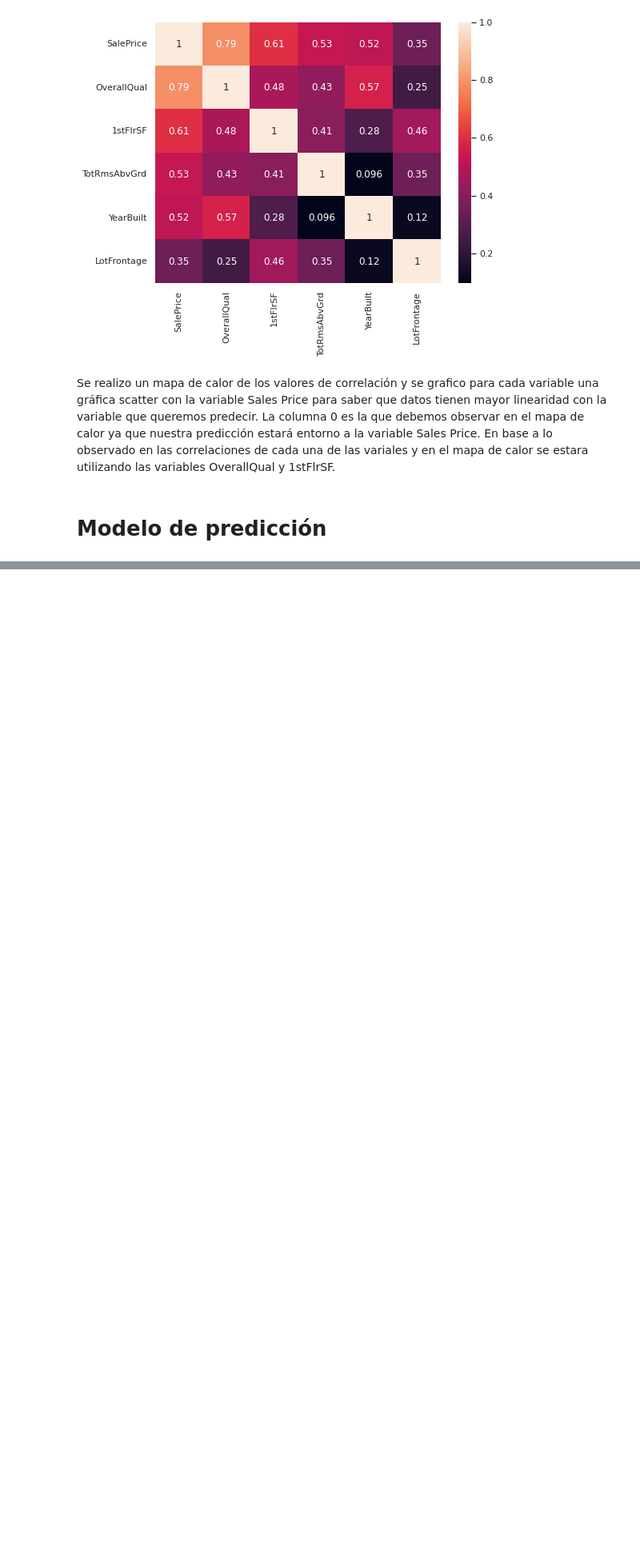
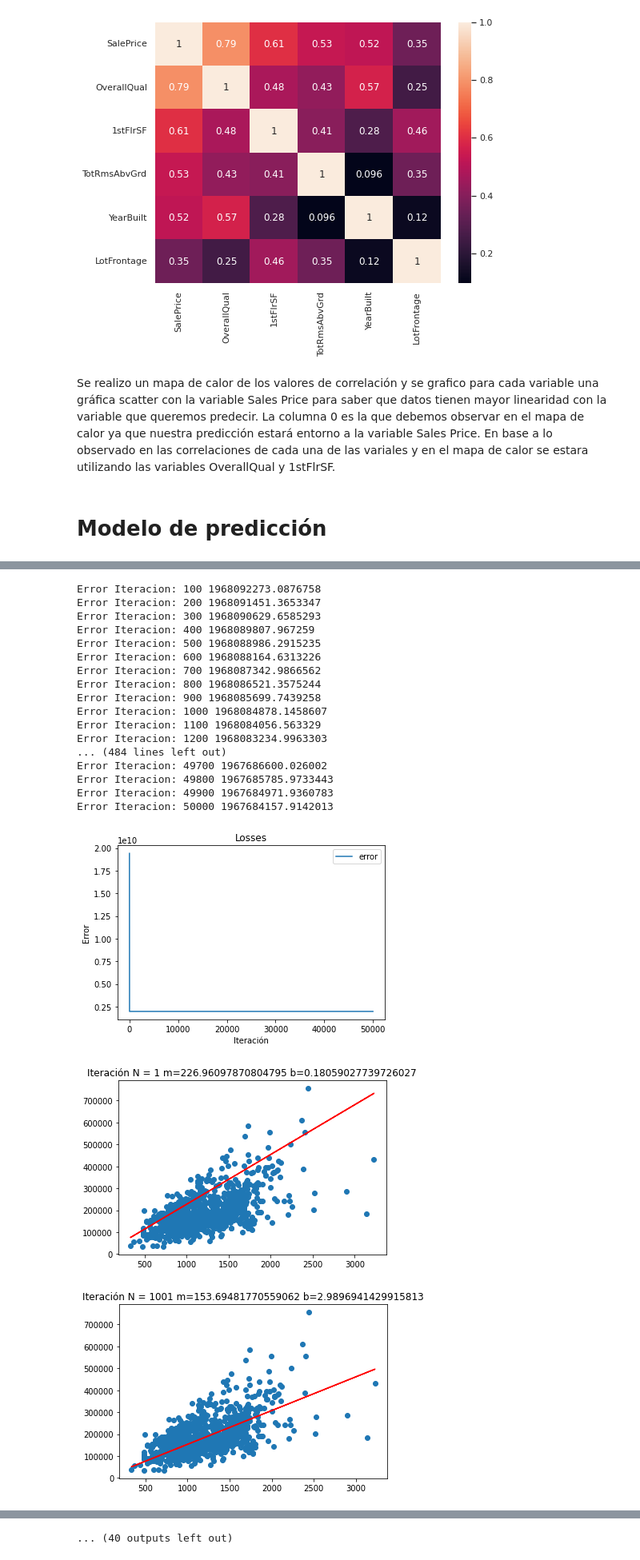
Before and after one commit to bloomfieldfong/Analizador-Lexico, a Jupyter notebook: Proyecto1.ipynb, the cells around one changed output, grey strips where cells are left out. Shown at 80% size. Saved outputs shown, nothing was run; the diff lists cells and outputs as text; code cells hidden in the pictures; blank space fills up the shorter version.

```diff
--- a/Proyecto1.ipynb
+++ b/Proyecto1.ipynb
@@ -179,0 +259,28 @@ Error Iteracion: 1000 1398342860.278944
+# %%
+epochs = 1000
+error = 100
+lr = 0.000001
+modelo1stFloSF, errores3 = modelo(training_data[:,2],training_data[:,0],ephoch,error,lr)
+graficar_error(errores3)
+graficar_modelo(training_data[:,2],training_data[:,0], modelo1stFloSF, 1000)
+# %% [output]
+Error Iteracion: 100 1968092273.0876758
+Error Iteracion: 200 1968091451.3653347
+Error Iteracion: 300 1968090629.6585293
+Error Iteracion: 400 1968089807.967259
+Error Iteracion: 500 1968088986.2915235
+Error Iteracion: 600 1968088164.6313226
+Error Iteracion: 700 1968087342.9866562
+Error Iteracion: 800 1968086521.3575244
+Error Iteracion: 900 1968085699.7439258
+Error Iteracion: 1000 1968084878.1458607
+Error Iteracion: 1100 1968084056.563329
+Error Iteracion: 1200 1968083234.9963303
+... (484 lines left out)
+Error Iteracion: 49700 1967686600.026002
+Error Iteracion: 49800 1967685785.9733443
+Error Iteracion: 49900 1967684971.9360783
+Error Iteracion: 50000 1967684157.9142013
+[figure, added]
+[figure, added]
+[figure, added]
@@ -179,0 +295 @@ Error Iteracion: 1000 1398342860.278944
+... (40 outputs left out)
```
Also changed, not shown: parts of 19 cells of this notebook.
